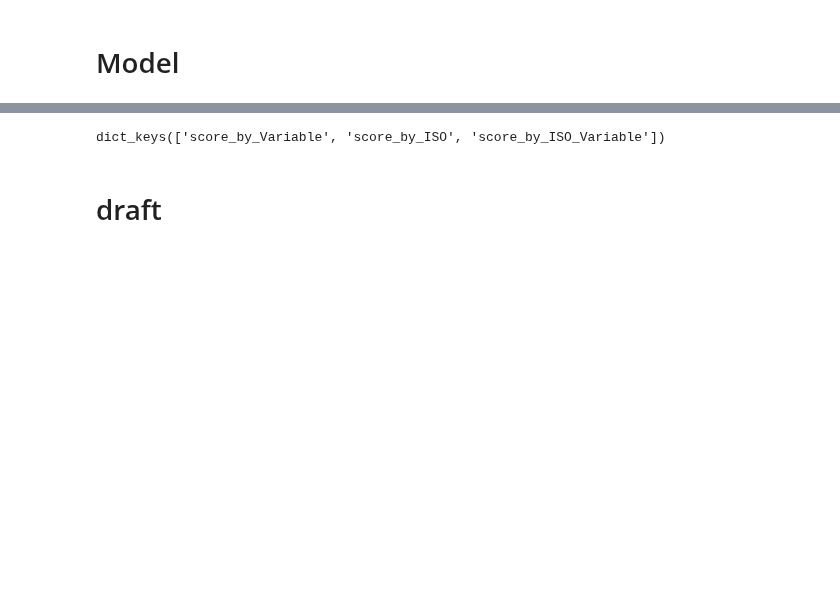
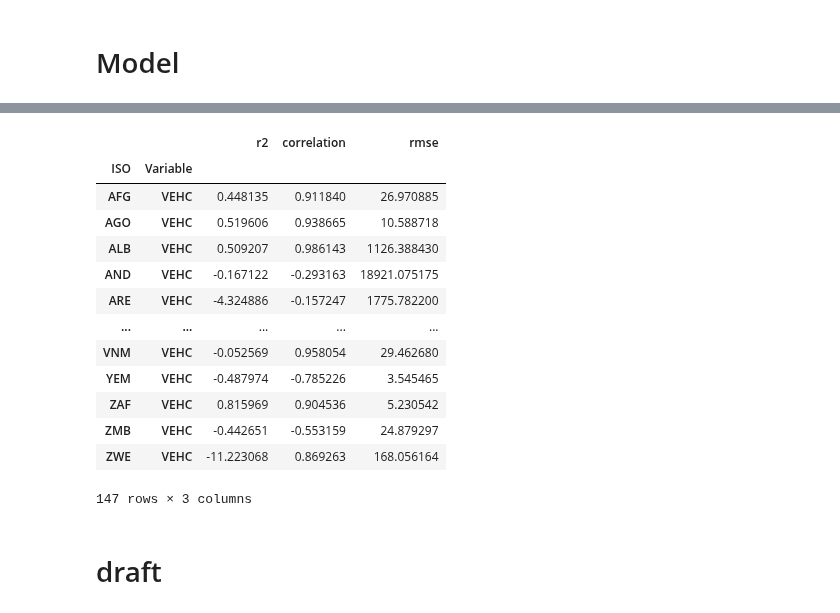
Before and after one commit to simonzabrocki/GraphModels, a Jupyter notebook: notebooks/VEH_development.ipynb, the cells around one changed output, grey strips where cells are left out. Drawn from its saved outputs; the diff is of its cells as text; code cells hidden in the pictures; blank space fills up the shorter version.

```diff
--- a/notebooks/VEH_development.ipynb
+++ b/notebooks/VEH_development.ipynb
@@ -91,9 +87,22 @@ res = model.run(data_dict)
 # %%
 scores = score_model(model, data_dict)
 # %%
-scores.keys()
+scores['score_by_ISO_Variable']
 # %% [output]
+|  |  | r2 | correlation | rmse |
+| ISO | Variable |  |  |  |
+| AFG | VEHC | 0.448135 | 0.911840 | 26.970885 |
+| AGO | VEHC | 0.519606 | 0.938665 | 10.588718 |
+| ALB | VEHC | 0.509207 | 0.986143 | 1126.388430 |
+| AND | VEHC | -0.167122 | -0.293163 | 18921.075175 |
+| ARE | VEHC | -4.324886 | -0.157247 | 1775.782200 |
+| ... | ... | ... | ... | ... |
+| VNM | VEHC | -0.052569 | 0.958054 | 29.462680 |
+| YEM | VEHC | -0.487974 | -0.785226 | 3.545465 |
+| ZAF | VEHC | 0.815969 | 0.904536 | 5.230542 |
+| ZMB | VEHC | -0.442651 | -0.553159 | 24.879297 |
+| ZWE | VEHC | -11.223068 | 0.869263 | 168.056164 |
-dict_keys(['score_by_Variable', 'score_by_ISO', 'score_by_ISO_Variable'])
+147 rows × 3 columns
 # %% [markdown]
 # draft
 # %%
```
Also changed, not shown: parts of 9 cells of this notebook, 1 other file.
